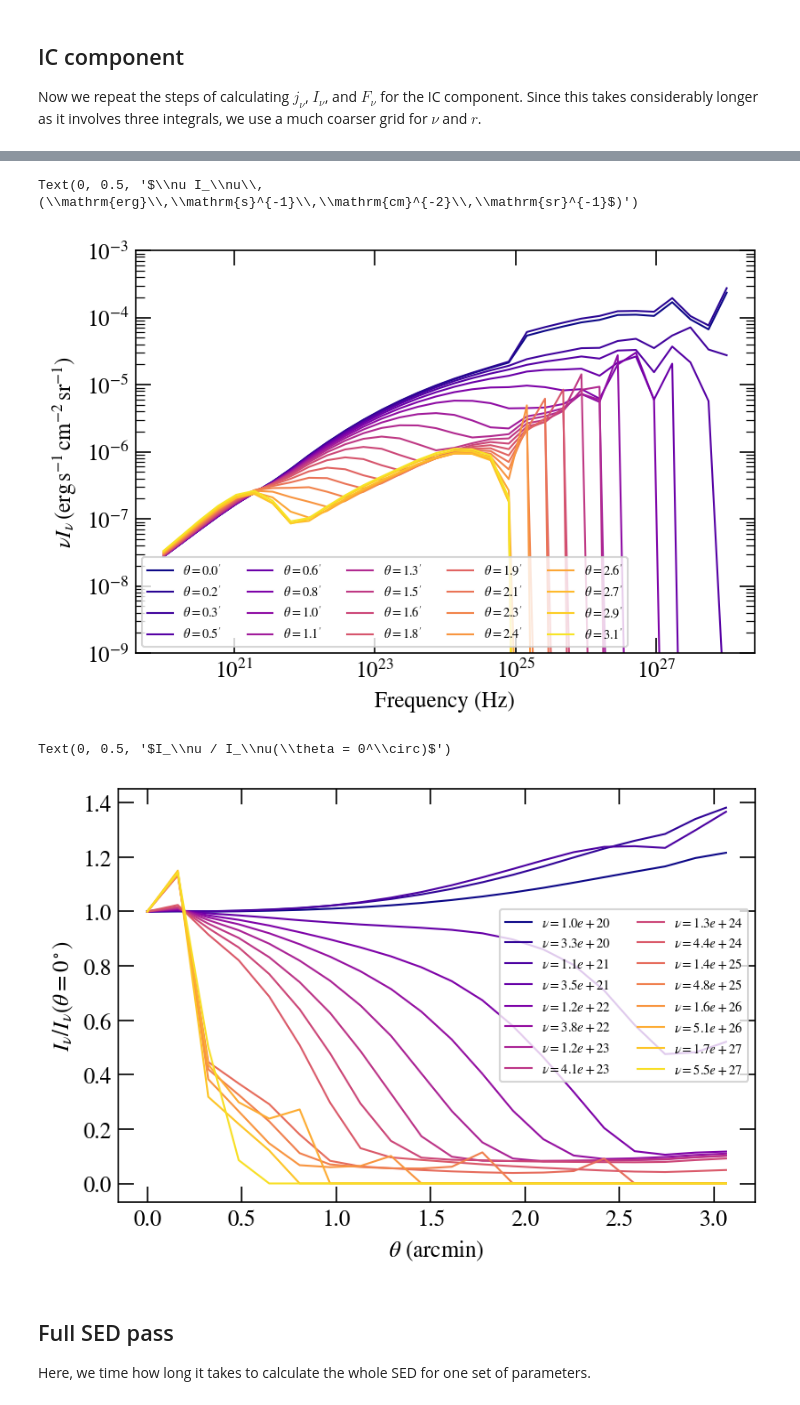
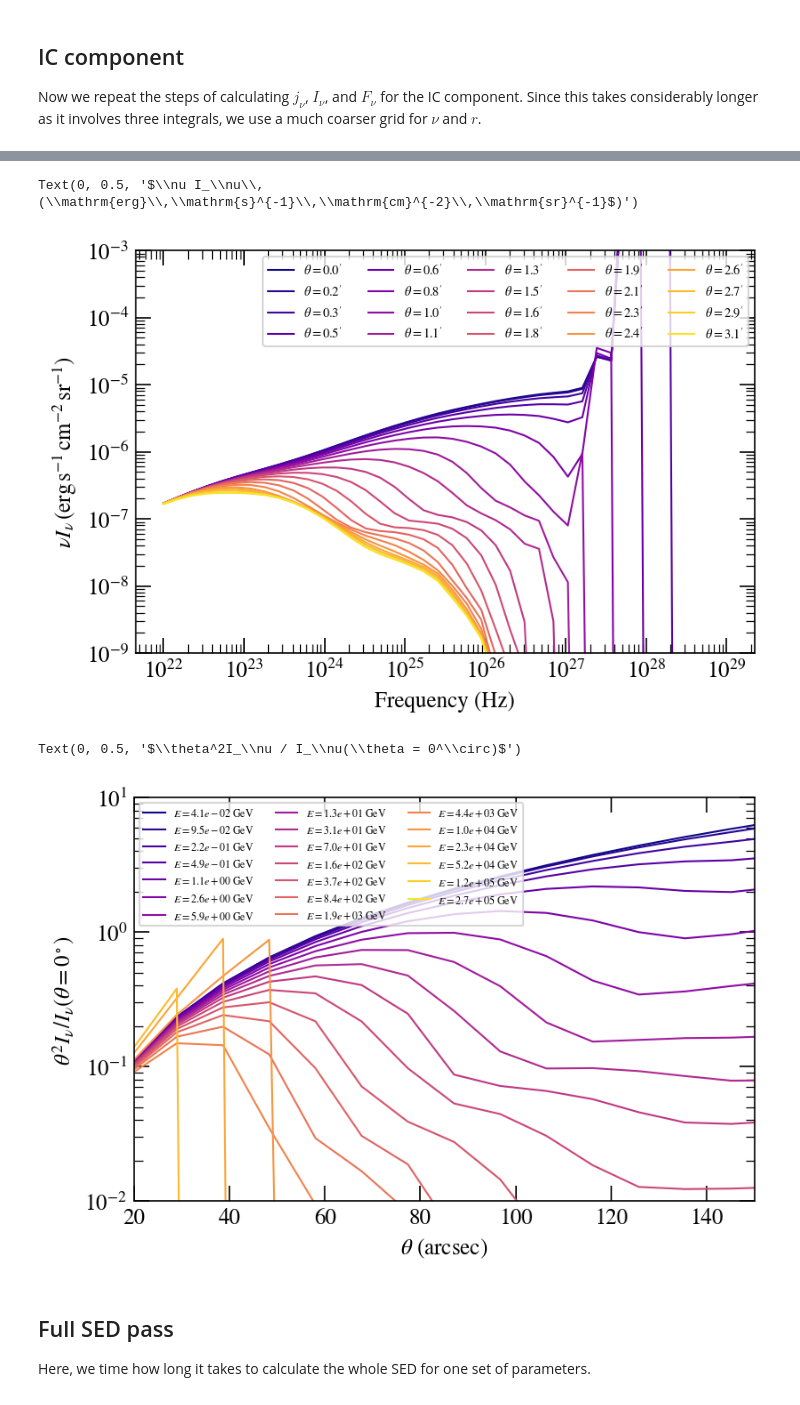
Before and after one commit to me-manu/crabmeyerpy, a Jupyter notebook: notebooks/demo_3d_KC.ipynb, the cells around one changed output, grey strips where cells are left out. Saved outputs shown, nothing was run; the diff lists cells and outputs as text; code cells hidden in the pictures.

```diff
--- a/notebooks/demo_3d_KC.ipynb
+++ b/notebooks/demo_3d_KC.ipynb
@@ -402,8 +416,8 @@ Text(0, 0.5, '$\\nu F_\\nu\\,(\\mathrm{erg}\\,\\mathrm{s}^{-1}\\,\\mathrm{cm}^{-
 Now we repeat the steps of calculating $j_\nu$, $I_\nu$, and $F_\nu$ for the IC component. Since this takes considerably longer as it involves three integrals, we use a much coarser grid for $\nu$ and $r$.
 # %%
 # define nu and r arrays
-nu_ic = np.logspace(20., 28., 32)
-r_ic_egdes = np.linspace(0., ssc.r0, 20)
+nu_ic = np.logspace(22., 29., 40)
+r_ic_egdes = np.linspace(ssc.params_n_el['r_shock'], ssc.r0, 20)
 r_ic = 0.5 * (r_ic_egdes[1:] + r_ic_egdes[:-1])
 
 nni, rri = np.meshgrid(nu_ic, r_ic, indexing='ij')
@@ -411,7 +425,7 @@ nni, rri = np.meshgrid(nu_ic, r_ic, indexing='ij')
 # set the steps used for the integration
 # these numbers yielded relatively smooth spectra
 # in my tests
-g_steps = 72  # steps for integration over gamma
+g_steps = 82  # steps for integration over gamma
 e_steps = 74  # steps for integration over energy of seed photon field
 r1_steps = 22   # steps for integration over radius, see Atoyan & Aharonian (1996) Eq. 15
 # %%
@@ -458,2 +504,15 @@ plt.ylim(1e30, 1e35)
 # %%
-I_nu_ic, theta_arcmin_ic = ssc.intensity(nu_ic, theta=20, r_min=ssc.params_n_el['r_shock'], which='ic')
+I_nu_ic, theta_arcmin_ic, j = ssc.intensity(nu_ic, theta=20,
+                                            r_min=ssc.params_n_el['r_shock'],
+                                            r_steps=500,
+                                            log=True,
+                                            which='ic')
+# %%
+r_intens = np.linspace(ssc.params_n_el['r_shock'], ssc.r0, 500)
+for i, n in enumerate(nu_ic):
+    plt.semilogy(r_intens / ssc.params_n_el['r_shock'],
+                 j[i,0] * n, color=plt.cm.plasma(i / nu_ic.size))
+
+plt.ylim(1e-38, 1e-4)
+
+plt.ylim(1e-27, 1e-22)
@@ -462,7 +524,7 @@ plt.figure(dpi=150)
 
 for i, t in enumerate(theta_arcmin_ic):
     plt.loglog(nu_ic, I_nu_ic[:,i] * nu_ic,
-               color=plt.cm.plasma(i / float(theta_arcmin.size)),
+               color=plt.cm.plasma(i / float(theta_arcmin_ic.size)),
                label=r"$\theta={0:.1f}^\prime$".format(t),
                lw=1
               )
@@ -475,27 +537,30 @@ plt.xlabel("Frequency (Hz)")
 plt.ylabel(r"$\nu I_\nu\,(\mathrm{erg}\,\mathrm{s}^{-1}\,\mathrm{cm}^{-2}\,\mathrm{sr}^{-1}$)")
 # %% [output]
 Text(0, 0.5, '$\\nu I_\\nu\\,(\\mathrm{erg}\\,\\mathrm{s}^{-1}\\,\\mathrm{cm}^{-2}\\,\\mathrm{sr}^{-1}$)')
-[figure, old version]
+[figure, new version]
 # %%
 # intensity form factor for different frequencies
 
 plt.figure(dpi=150)
 for i, n in enumerate(nu_ic):
     if i % 2:
         continue
 
-    plt.plot(theta_arcmin_ic, I_nu_ic[i, :] / I_nu_ic[i, 0],
+    plt.plot(theta_arcmin_ic * 60., theta_arcmin_ic**2. * I_nu_ic[i, :] / I_nu_ic[i, 0],
                color=plt.cm.plasma(i / float(nu_ic.size)),
-               label=r"$\nu={0:.1e}$".format(n),
+               label=r"$E={0:.1e}$ GeV".format(n * constants.h.value * u.J.to('GeV')),
                lw=1
             )
 
-plt.legend(ncol=2, fontsize='x-small')
-plt.xlabel(r"$\theta$ (arcmin)")
-plt.ylabel(r"$I_\nu / I_\nu(\theta = 0^\circ)$")
+plt.ylim(1e-2, 1e1)
+plt.xlim(20, 150)
+plt.yscale('log')
+plt.legend(ncol=3, fontsize='xx-small', loc=2)
+plt.xlabel(r"$\theta$ (arcsec)")
+plt.ylabel(r"$\theta^2I_\nu / I_\nu(\theta = 0^\circ)$")
 # %% [output]
-Text(0, 0.5, '$I_\\nu / I_\\nu(\\theta = 0^\\circ)$')
+Text(0, 0.5, '$\\theta^2I_\\nu / I_\\nu(\\theta = 0^\\circ)$')
-[figure, old version]
+[figure, new version]
 # %% [markdown]
 ## Full SED pass
 
```
Also changed, not shown: parts of 23 cells of this notebook, 4 other files.
